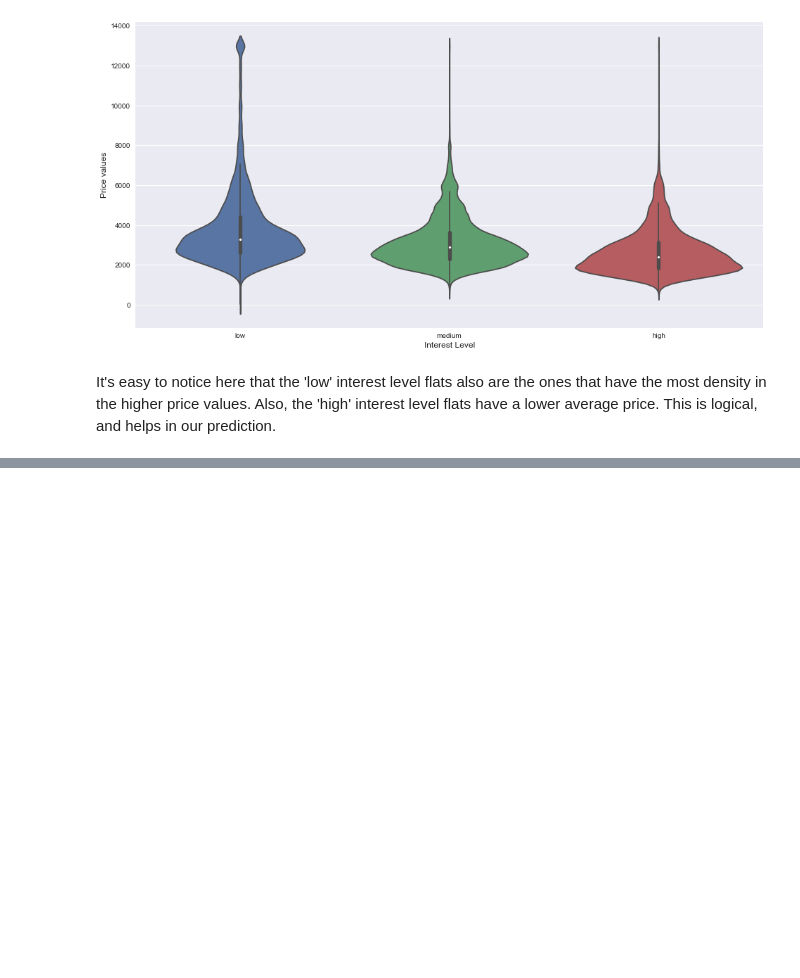
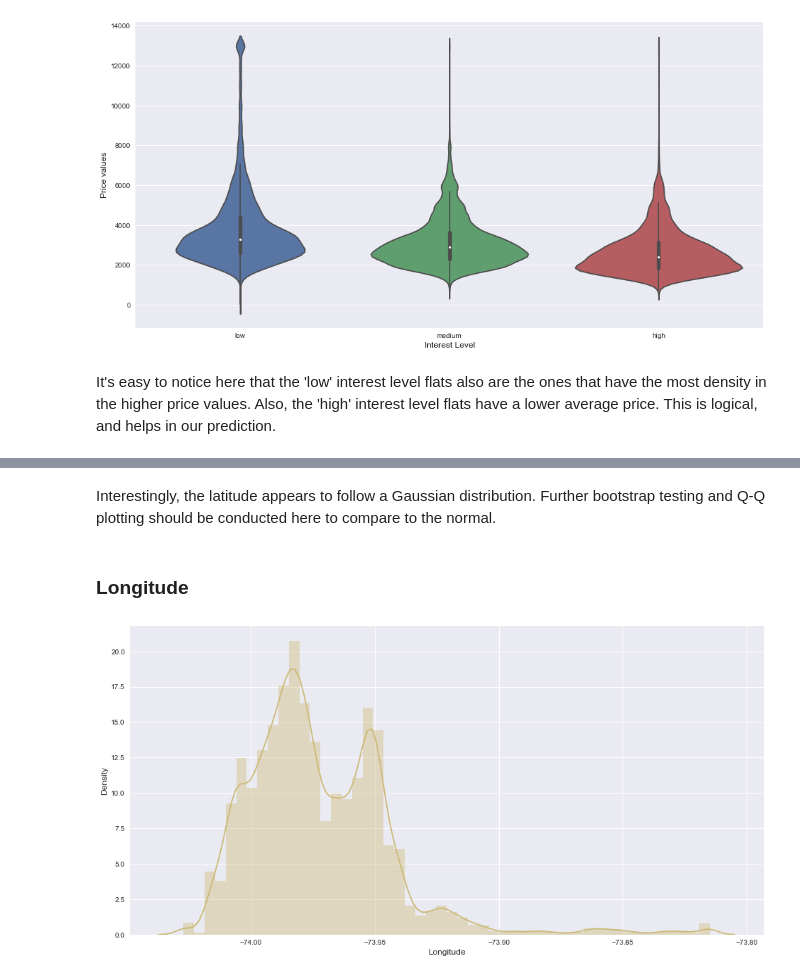
Before and after one commit to Justinon/Math-189-Case-Studies, a Jupyter notebook: Final (Kaggle)/RentalListings.ipynb, the cells around one changed output, grey strips where cells are left out. Cells and saved outputs as stored; diff of their text form; code cells hidden in the pictures; blank space fills up the shorter version.

```diff
--- a/Final (Kaggle)/RentalListings.ipynb
+++ b/Final (Kaggle)/RentalListings.ipynb
@@ -83,0 +122,20 @@ It's easy to notice here that the 'low' interest level flats also are the ones t
+# %% [markdown]
+Interestingly, the latitude appears to follow a Gaussian distribution. Further bootstrap testing and Q-Q plotting should be conducted here to compare to the normal.
+# %% [markdown]
+### Longitude
+# %%
+# Normalizing the outliers
+percentile_9975_Longitude = np.percentile(trainData['longitude'], 99.75)
+percentile_0025_Longitude = np.percentile(trainData['longitude'], .25)
+outlierUpperLongRows = trainData['longitude'] > percentile_9975_Longitude
+outlierLowerLongRows = trainData['longitude'] < percentile_0025_Longitude
+trainData.loc[outlierUpperLongRows, 'longitude'] = percentile_9975_Longitude
+trainData.loc[outlierLowerLongRows, 'longitude'] = percentile_0025_Longitude
+
+plt.figure(figsize=(16,8))
+sns.distplot(trainData['longitude'], color=colors[4])
+plt.xlabel("Longitude", fontsize=12)
+plt.ylabel("Density", fontsize=12)
+plt.show()
+# %% [output]
+[figure, added]
```
Also changed, not shown: parts of 10 cells of this notebook.
